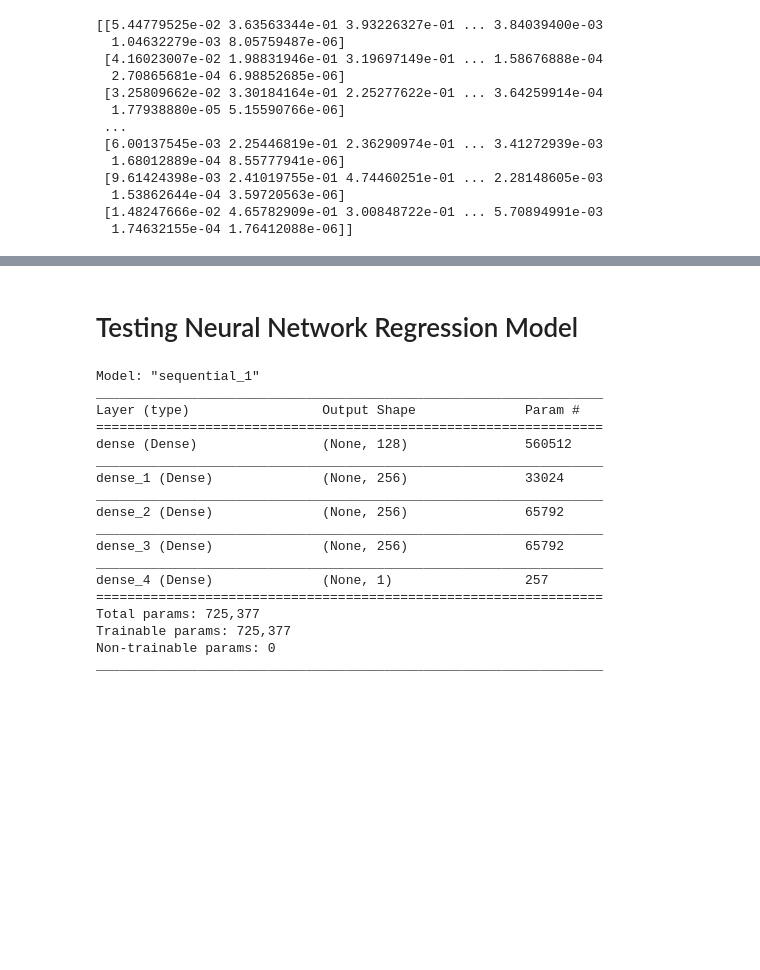
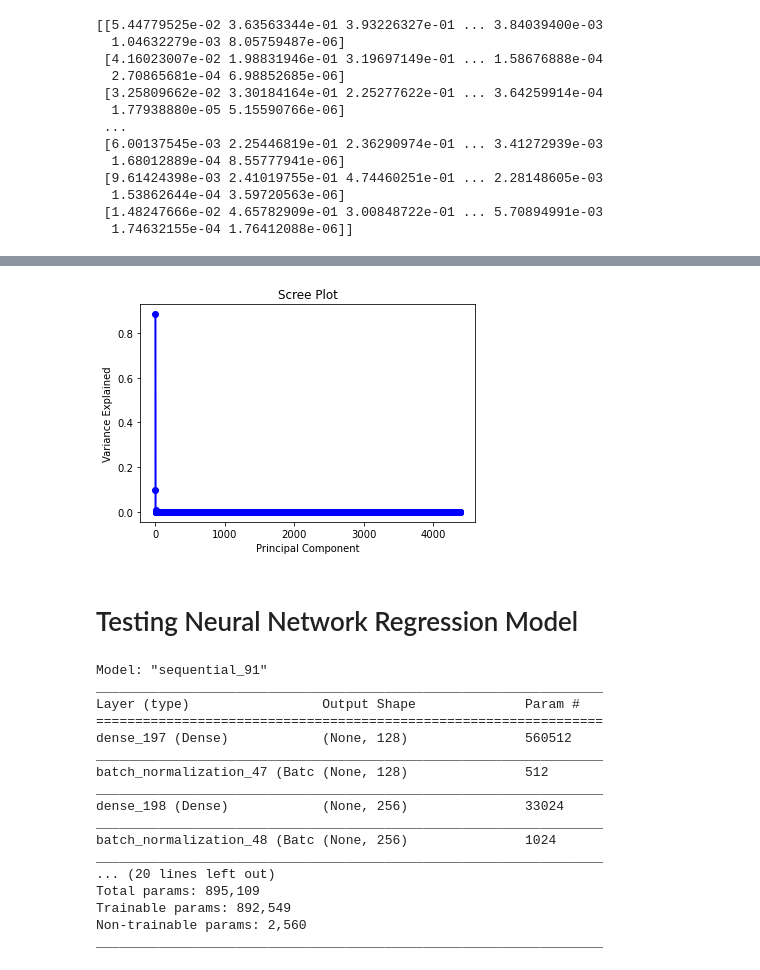
Before and after one commit to ACM-Research/exoplanet-atmosphere-analysis-with-ML, a Jupyter notebook: AbhishekModel.ipynb, the cells around one changed output, grey strips where cells are left out. Saved outputs shown, nothing was run; the diff lists cells and outputs as text; code cells hidden in the pictures; blank space fills up the shorter version.

Commit message:
New, improved models for NNs and CNNs

```diff
--- a/AbhishekModel.ipynb
+++ b/AbhishekModel.ipynb
@@ -125,3 +122,19 @@ X_scaledTest = scaler.fit_transform(X_test)
 y_scaler = StandardScaler()
 y_scaledTrain = scaler.fit_transform(y_train)
 y_scaledTest = scaler.fit_transform(y_test)
+# %%
+#Applying PCA for random forest regression
+from sklearn.decomposition import PCA
+pca = PCA()
+principalComponents = pca.fit_transform(X_scaledTrain)
+principalDf = pd.DataFrame(data = principalComponents)
+# %%
+#Graphing scree plot
+PC_values = np.arange(pca.n_components_) + 1
+plt.plot(PC_values, pca.explained_variance_ratio_, 'o-', linewidth=2, color='blue')
+plt.title('Scree Plot')
+plt.xlabel('Principal Component')
+plt.ylabel('Variance Explained')
+plt.show()
+# %% [output]
+[figure, added]
@@ -131,37 +146,50 @@ y_scaledTest = scaler.fit_transform(y_test)
 #Creating Neural Network model
 exoAtmos = Sequential()
 
-exoAtmos.add(Dense(128, kernel_initializer='normal',input_dim = X_scaledTrain.shape[1], activation='relu'))
+exoAtmos.add(Dense(128, kernel_initializer='he_uniform',input_dim = X_scaledTest.shape[1], activation='relu'))
+exoAtmos.add(BatchNormalization())
+
 
 # The Hidden Layers :
-exoAtmos.add(Dense(256, kernel_initializer='normal',activation='relu'))
-exoAtmos.add(Dense(256, kernel_initializer='normal',activation='relu'))
-exoAtmos.add(Dense(256, kernel_initializer='normal',activation='relu'))
+exoAtmos.add(Dense(256, kernel_initializer='he_uniform',activation='relu'))
+exoAtmos.add(BatchNormalization())
+exoAtmos.add(Dropout(0.10))
+
+exoAtmos.add(Dense(512, kernel_initializer='he_uniform',activation='relu'))
+exoAtmos.add(BatchNormalization())
+exoAtmos.add(Dropout(0.10))
+
+exoAtmos.add(Dense(256, kernel_initializer='he_uniform',activation='relu'))
+exoAtmos.add(BatchNormalization())
+exoAtmos.add(Dropout(0.10))
+
+exoAtmos.add(Dense(128, kernel_initializer='he_uniform',activation='relu'))
+exoAtmos.add(BatchNormalization())
 
 # The Output Layer :
-exoAtmos.add(Dense(1, kernel_initializer='normal',activation='softmax'))
+exoAtmos.add(Dense(5))
 
+opt = tf.keras.optimizers.SGD(learning_rate=0.01)
 # Compile the network :
-exoAtmos.compile(loss='mean_absolute_error', optimizer='adam', metrics=['mean_absolute_error'])
+exoAtmos.compile(loss='mae', optimizer=opt)
 exoAtmos.summary()
 # %% [output]
-Model: "sequential_1"
+Model: "sequential_91"
 _________________________________________________________________
 Layer (type)                 Output Shape              Param #
 =================================================================
-dense (Dense)                (None, 128)               560512
+dense_197 (Dense)            (None, 128)               560512
 _________________________________________________________________
-dense_1 (Dense)              (None, 256)               33024
+batch_normalization_47 (Batc (None, 128)               512
 _________________________________________________________________
-dense_2 (Dense)              (None, 256)               65792
+dense_198 (Dense)            (None, 256)               33024
 _________________________________________________________________
-dense_3 (Dense)              (None, 256)               65792
+batch_normalization_48 (Batc (None, 256)               1024
 _________________________________________________________________
-dense_4 (Dense)              (None, 1)                 257
-=================================================================
-Total params: 725,377
-Trainable params: 725,377
-Non-trainable params: 0
+... (20 lines left out)
+Total params: 895,109
+Trainable params: 892,549
+Non-trainable params: 2,560
 _________________________________________________________________
 # %%
 #Training the model
```
Also changed, not shown: parts of 21 cells of this notebook, 1 other file.
